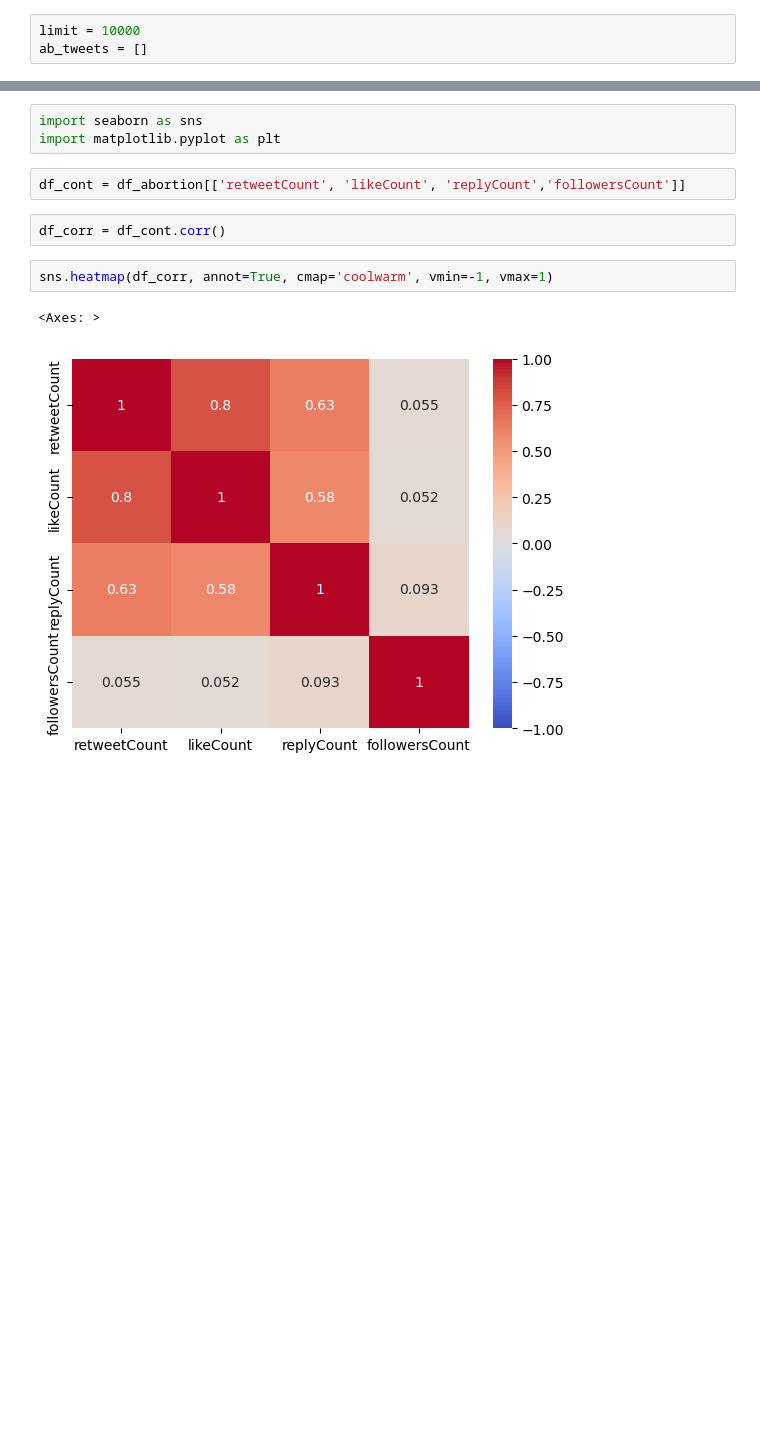
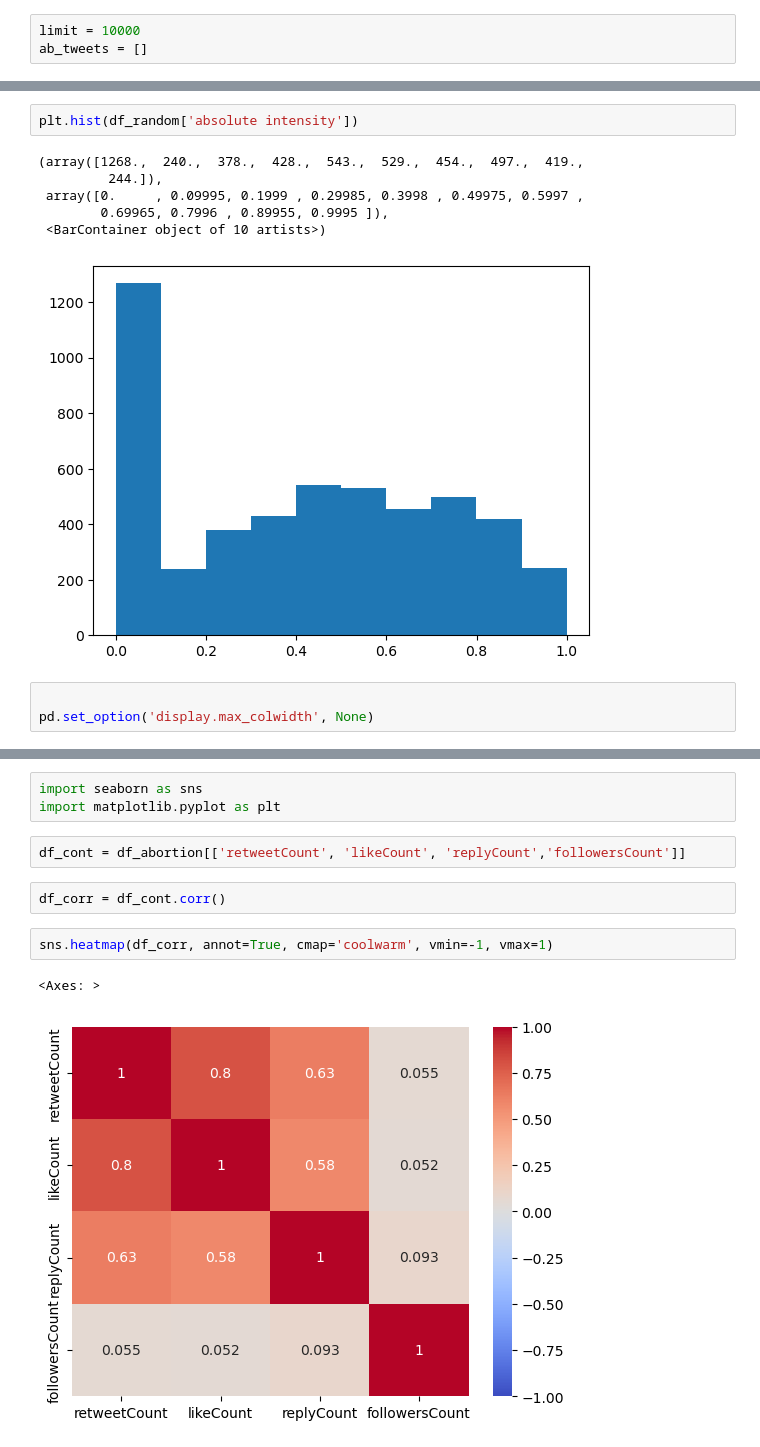
Before and after one commit to macs30200-s23/replication-materials-YingziJin, a Jupyter notebook: data/tweet_scrape.ipynb, the cells around one changed output, grey strips where cells are left out. Drawn from its saved outputs; the diff is of its cells as text; blank space fills up the shorter version.

```diff
--- a/data/tweet_scrape.ipynb
+++ b/data/tweet_scrape.ipynb
@@ -62,0 +126,12 @@ df_abortion['Tweet'][114]
+# %%
+plt.hist(df_random['absolute intensity'])
+# %% [output]
+(array([1268.,  240.,  378.,  428.,  543.,  529.,  454.,  497.,  419.,
+         244.]),
+ array([0.     , 0.09995, 0.1999 , 0.29985, 0.3998 , 0.49975, 0.5997 ,
+        0.69965, 0.7996 , 0.89955, 0.9995 ]),
+ <BarContainer object of 10 artists>)
+[figure, added]
+# %%
+
+pd.set_option('display.max_colwidth', None)
```
Also changed, not shown: parts of 94 cells of this notebook, 3 other files.
